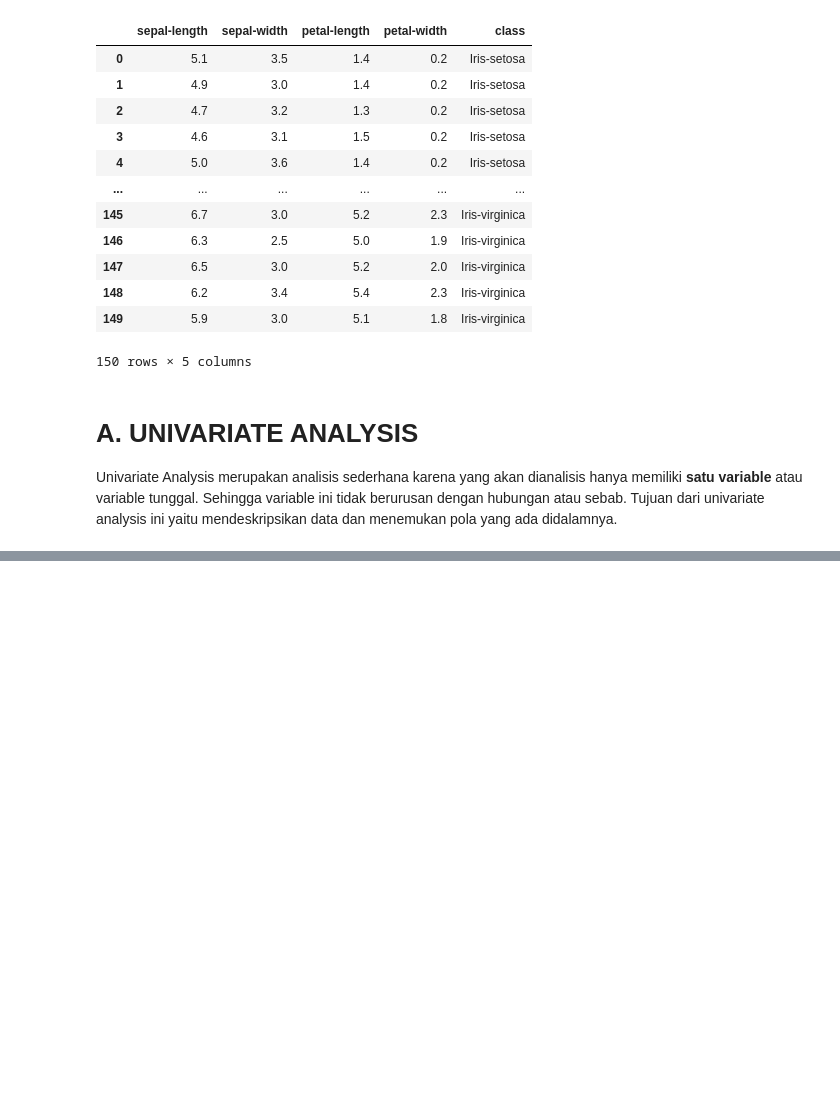
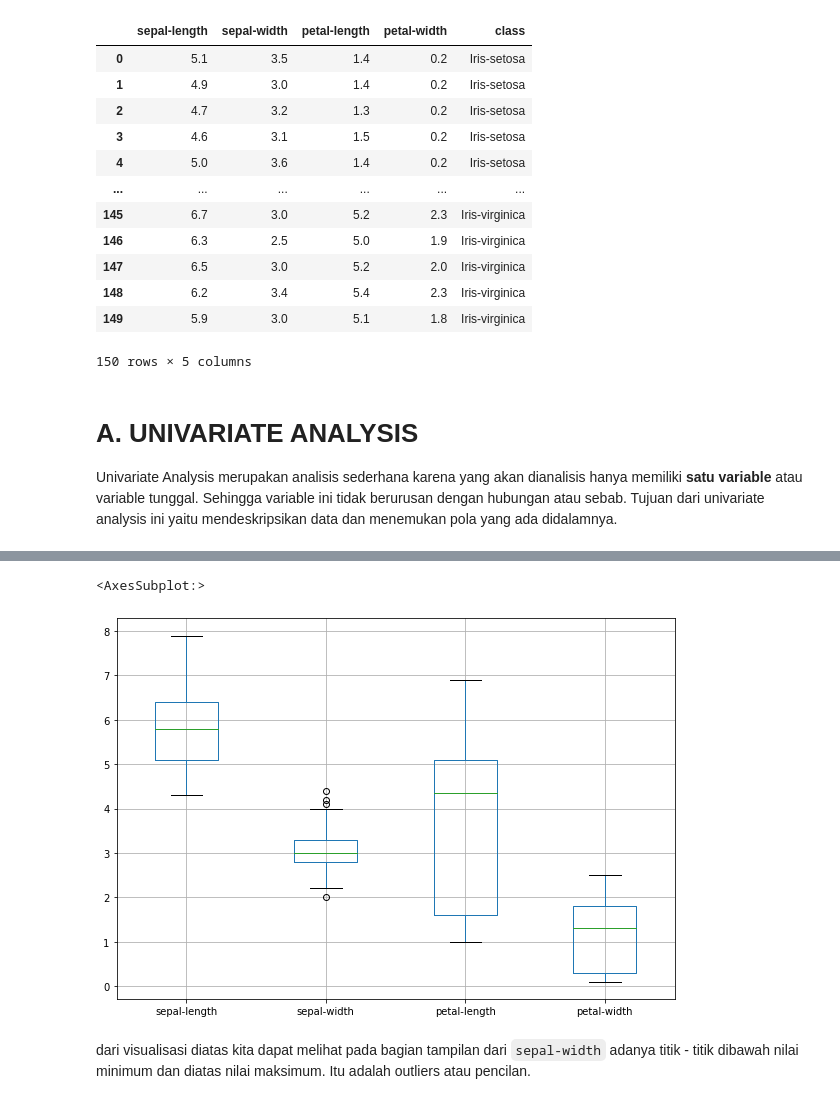
Before and after one commit to gustianh/pda-maroon, a Jupyter notebook: Exploratory Data Analysis Part 2.ipynb, the cells around one changed output, grey strips where cells are left out. Saved outputs shown, nothing was run; the diff lists cells and outputs as text; code cells hidden in the pictures; blank space fills up the shorter version.

Commit message:
tambah penjelasan box plot dan visualisasi

```diff
--- a/Exploratory Data Analysis Part 2.ipynb
+++ b/Exploratory Data Analysis Part 2.ipynb
@@ -48,0 +60,9 @@ Cara memvisualisasikan Iris data dengan Box Plot adalah sebagai berikut :
+# %%
+# visualize boxplot
+plt.figure(figsize=(10,7))
+data_iris.boxplot()
+# %% [output]
+<AxesSubplot:>
+[figure, added]
+# %% [markdown]
+dari visualisasi diatas kita dapat melihat pada bagian tampilan dari `sepal-width` adanya titik - titik dibawah nilai minimum dan diatas nilai maksimum. Itu adalah outliers atau pencilan.
```
Also changed, not shown: parts of 2 cells of this notebook.
